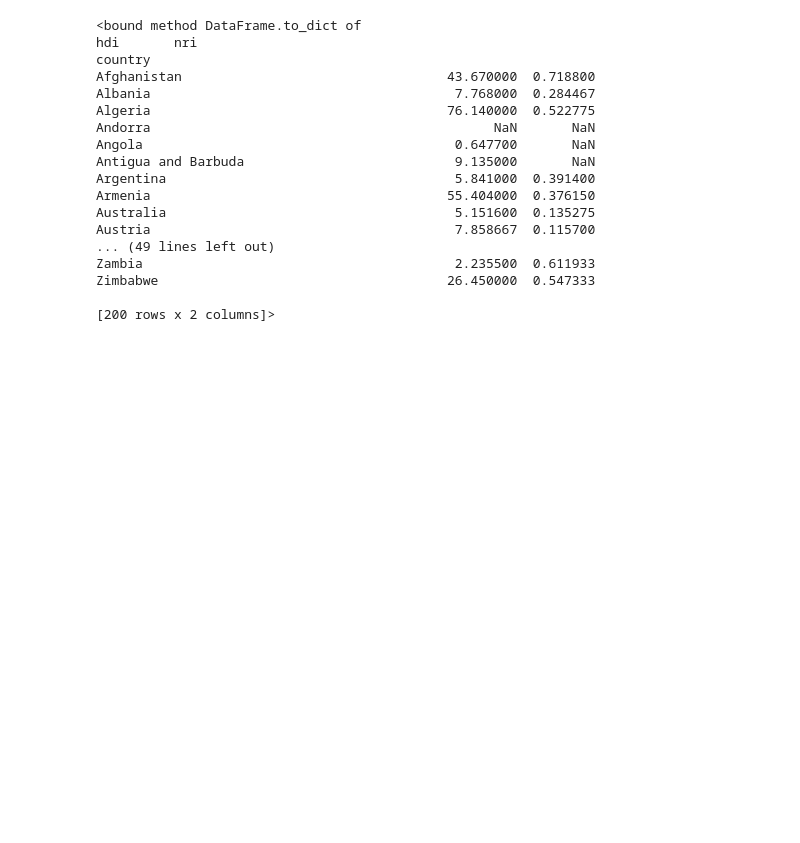
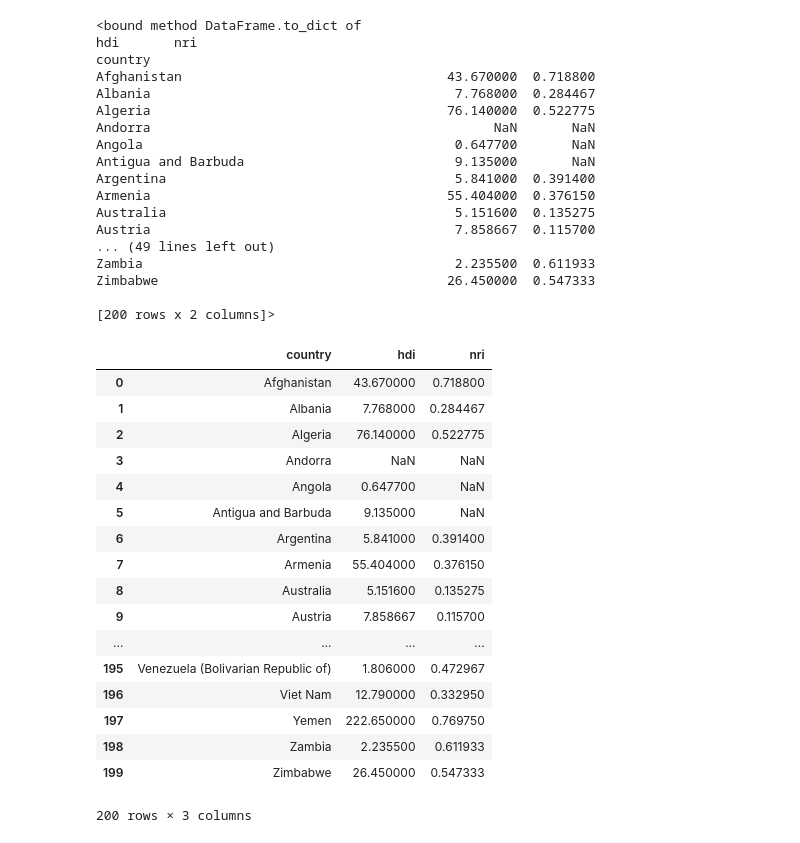
Before and after one commit to rupalimayekar/WaterIsWet, a Jupyter notebook: src/testing sql.ipynb, the cells around one changed output. Cells and saved outputs as stored; diff of their text form; code cells hidden in the pictures; blank space fills up the shorter version.

```diff
--- a/src/testing sql.ipynb
+++ b/src/testing sql.ipynb
@@ -17,7 +17,7 @@ inspector.get_table_names()
 session=Session(engine)
 conn = engine.connect()
 # %%
-data=conn.execute('SELECT country, water_stress, gii FROM Aquastat'+\
-                 '').fetchall()
-df=pd.DataFrame().from_records(data,columns=[['country', 'hdi','nri']])
-print(df.hdi.corr(df.nri))
+conn = engine.connect()
+data = conn.execute('SELECT country, water_stress, gii FROM Aquastat').fetchall()
+df = pd.DataFrame().from_records(data,columns=[['country', 'hdi','nri']])
+df2 = df.groupby('country').mean().reset_index()
@@ -65,3 +63,24 @@ Zambia                                        2.235500  0.611933
 Zimbabwe                                     26.450000  0.547333
 
 [200 rows x 2 columns]>
+# %%
+df2[]
+# %% [output]
+|  | country | hdi | nri |
+| 0 | Afghanistan | 43.670000 | 0.718800 |
+| 1 | Albania | 7.768000 | 0.284467 |
+| 2 | Algeria | 76.140000 | 0.522775 |
+| 3 | Andorra | NaN | NaN |
+| 4 | Angola | 0.647700 | NaN |
+| 5 | Antigua and Barbuda | 9.135000 | NaN |
+| 6 | Argentina | 5.841000 | 0.391400 |
+| 7 | Armenia | 55.404000 | 0.376150 |
+| 8 | Australia | 5.151600 | 0.135275 |
+| 9 | Austria | 7.858667 | 0.115700 |
+| ... | ... | ... | ... |
+| 195 | Venezuela (Bolivarian Republic of) | 1.806000 | 0.472967 |
+| 196 | Viet Nam | 12.790000 | 0.332950 |
+| 197 | Yemen | 222.650000 | 0.769750 |
+| 198 | Zambia | 2.235500 | 0.611933 |
+| 199 | Zimbabwe | 26.450000 | 0.547333 |
+200 rows × 3 columns
```
Also changed, not shown: parts of 1 cell of this notebook.
